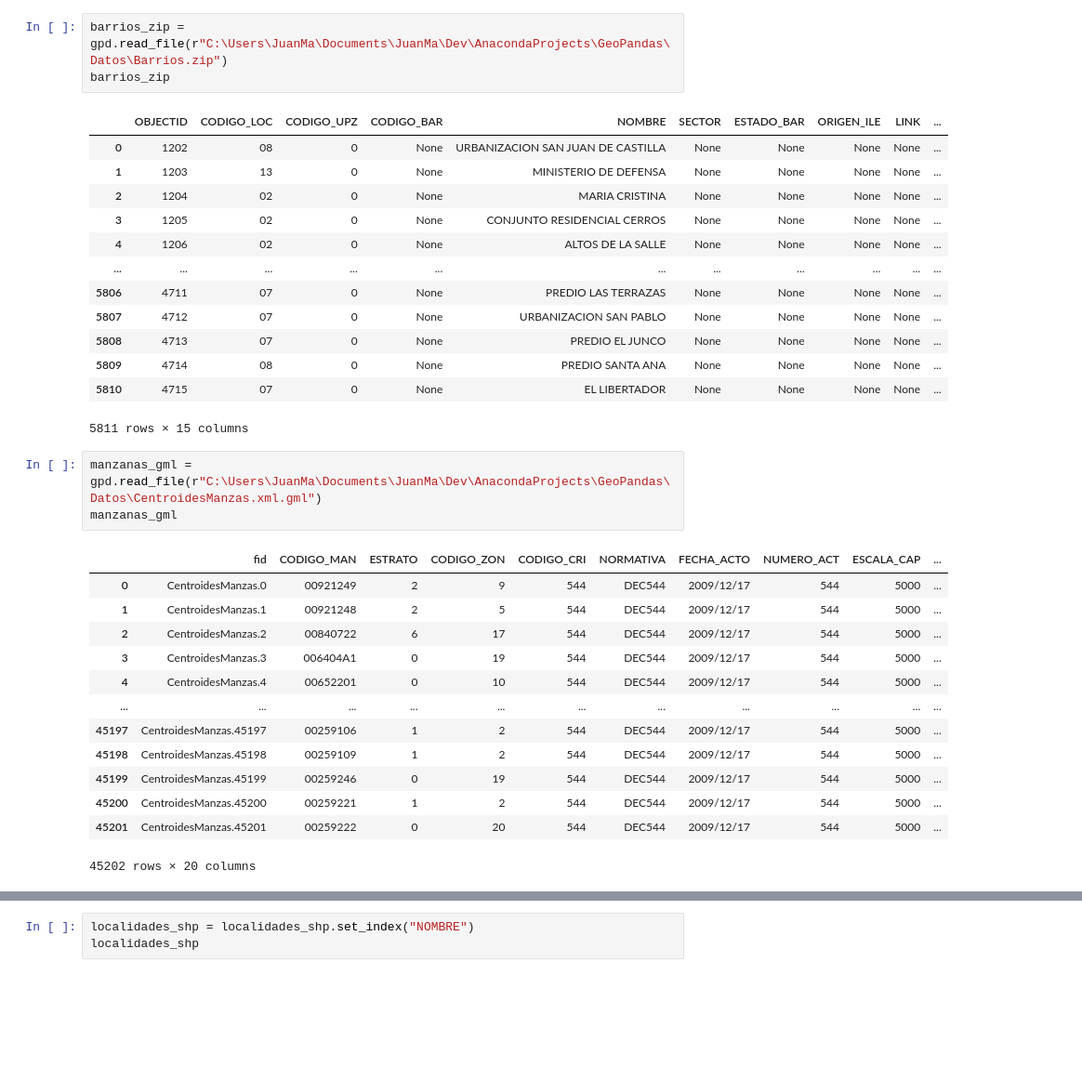
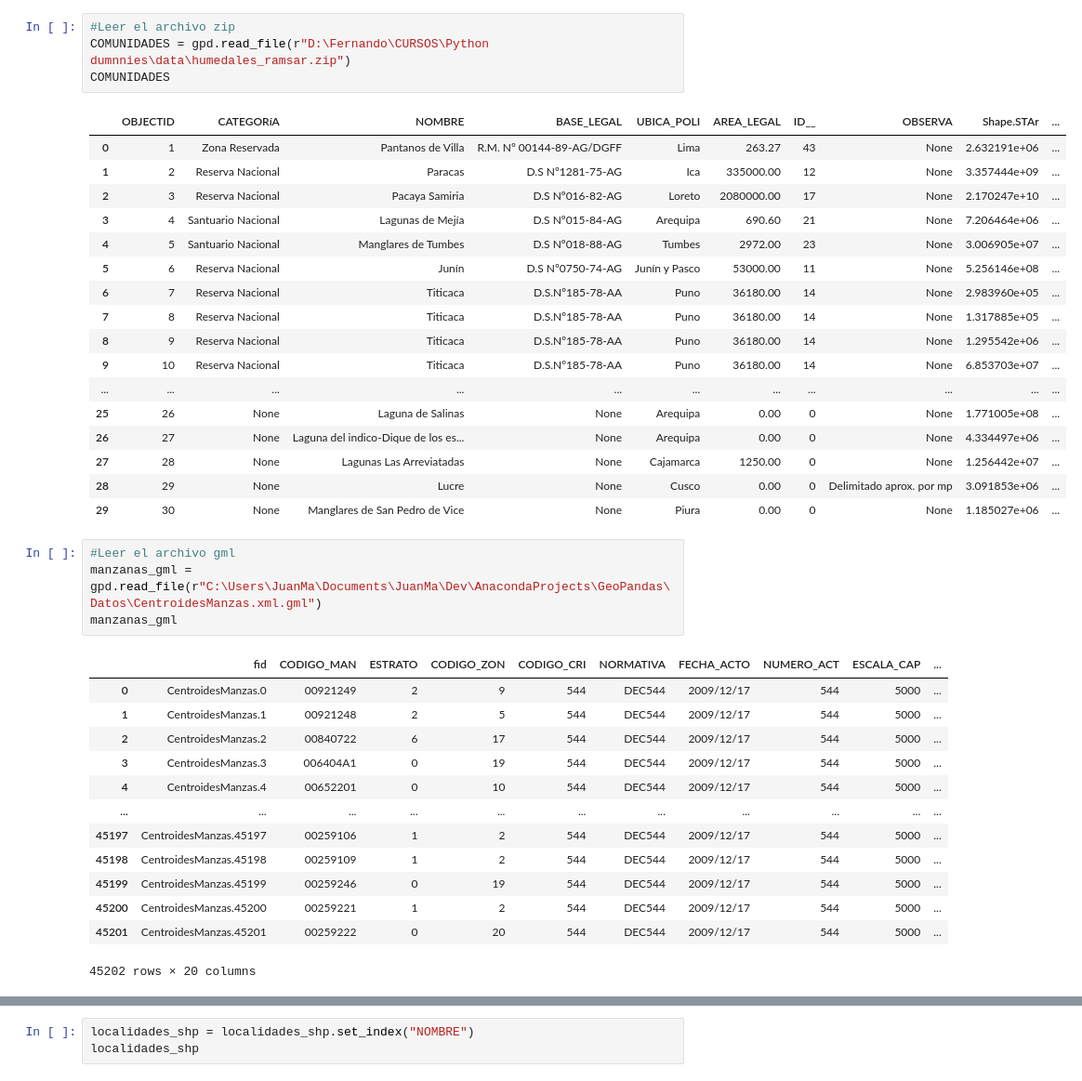
Before and after one commit to mario199745/Python_Geopandas, a Jupyter notebook: 01 - GeoPandas - Introducción, Comandos Básicos y Algunos Ejemplos.ipynb, the cells around one changed output, grey strips where cells are left out. Shown: that part at 93% size. Drawn from its saved outputs; the diff is of its cells as text; blank space fills up the shorter version.

```diff
--- a/01 - GeoPandas - Introducción, Comandos Básicos y Algunos Ejemplos.ipynb
+++ b/01 - GeoPandas - Introducción, Comandos Básicos y Algunos Ejemplos.ipynb
@@ -29,21 +28,27 @@ https://www.datos.gov.co/resource/6sqw-8cg5.json
 # %%
-barrios_zip = gpd.read_file(r"C:\Users\JuanMa\Documents\JuanMa\Dev\AnacondaProjects\GeoPandas\Datos\Barrios.zip")
-barrios_zip
+#Leer el archivo zip
+COMUNIDADES = gpd.read_file(r"D:\Fernando\CURSOS\Python dumnnies\data\humedales_ramsar.zip")
+COMUNIDADES
 # %% [output]
-|  | OBJECTID | CODIGO_LOC | CODIGO_UPZ | CODIGO_BAR | NOMBRE | SECTOR | ESTADO_BAR | ORIGEN_ILE | LINK | ... |
-| 0 | 1202 | 08 | 0 | None | URBANIZACION SAN JUAN DE CASTILLA | None | None | None | None | ... |
-| 1 | 1203 | 13 | 0 | None | MINISTERIO DE DEFENSA | None | None | None | None | ... |
-| 2 | 1204 | 02 | 0 | None | MARIA CRISTINA | None | None | None | None | ... |
-| 3 | 1205 | 02 | 0 | None | CONJUNTO RESIDENCIAL CERROS | None | None | None | None | ... |
-| 4 | 1206 | 02 | 0 | None | ALTOS DE LA SALLE | None | None | None | None | ... |
+|  | OBJECTID | CATEGORíA | NOMBRE | BASE_LEGAL | UBICA_POLI | AREA_LEGAL | ID__ | OBSERVA | Shape.STAr | ... |
+| 0 | 1 | Zona Reservada | Pantanos de Villa | R.M. Nº 00144-89-AG/DGFF | Lima | 263.27 | 43 | None | 2.632191e+06 | ... |
+| 1 | 2 | Reserva Nacional | Paracas | D.S Nº1281-75-AG | Ica | 335000.00 | 12 | None | 3.357444e+09 | ... |
+| 2 | 3 | Reserva Nacional | Pacaya Samiria | D.S Nº016-82-AG | Loreto | 2080000.00 | 17 | None | 2.170247e+10 | ... |
+| 3 | 4 | Santuario Nacional | Lagunas de Mejía | D.S Nº015-84-AG | Arequipa | 690.60 | 21 | None | 7.206464e+06 | ... |
+| 4 | 5 | Santuario Nacional | Manglares de Tumbes | D.S Nº018-88-AG | Tumbes | 2972.00 | 23 | None | 3.006905e+07 | ... |
+| 5 | 6 | Reserva Nacional | Junín | D.S Nº0750-74-AG | Junín y Pasco | 53000.00 | 11 | None | 5.256146e+08 | ... |
+| 6 | 7 | Reserva Nacional | Titicaca | D.S.Nº185-78-AA | Puno | 36180.00 | 14 | None | 2.983960e+05 | ... |
+| 7 | 8 | Reserva Nacional | Titicaca | D.S.Nº185-78-AA | Puno | 36180.00 | 14 | None | 1.317885e+05 | ... |
+| 8 | 9 | Reserva Nacional | Titicaca | D.S.Nº185-78-AA | Puno | 36180.00 | 14 | None | 1.295542e+06 | ... |
+| 9 | 10 | Reserva Nacional | Titicaca | D.S.Nº185-78-AA | Puno | 36180.00 | 14 | None | 6.853703e+07 | ... |
 | ... | ... | ... | ... | ... | ... | ... | ... | ... | ... | ... |
-| 5806 | 4711 | 07 | 0 | None | PREDIO LAS TERRAZAS | None | None | None | None | ... |
-| 5807 | 4712 | 07 | 0 | None | URBANIZACION SAN PABLO | None | None | None | None | ... |
-| 5808 | 4713 | 07 | 0 | None | PREDIO EL JUNCO | None | None | None | None | ... |
-| 5809 | 4714 | 08 | 0 | None | PREDIO SANTA ANA | None | None | None | None | ... |
-| 5810 | 4715 | 07 | 0 | None | EL LIBERTADOR | None | None | None | None | ... |
+| 25 | 26 | None | Laguna de Salinas | None | Arequipa | 0.00 | 0 | None | 1.771005e+08 | ... |
+| 26 | 27 | None | Laguna del indico-Dique de los es... | None | Arequipa | 0.00 | 0 | None | 4.334497e+06 | ... |
+| 27 | 28 | None | Lagunas Las Arreviatadas | None | Cajamarca | 1250.00 | 0 | None | 1.256442e+07 | ... |
+| 28 | 29 | None | Lucre | None | Cusco | 0.00 | 0 | Delimitado aprox. por mp | 3.091853e+06 | ... |
+| 29 | 30 | None | Manglares de San Pedro de Vice | None | Piura | 0.00 | 0 | None | 1.185027e+06 | ... |
-5811 rows × 15 columns
 # %%
+#Leer el archivo gml
 manzanas_gml = gpd.read_file(r"C:\Users\JuanMa\Documents\JuanMa\Dev\AnacondaProjects\GeoPandas\Datos\CentroidesManzas.xml.gml")
 manzanas_gml
 # %% [output]
```
Also changed, not shown: parts of 5 cells of this notebook, 1 other file.
